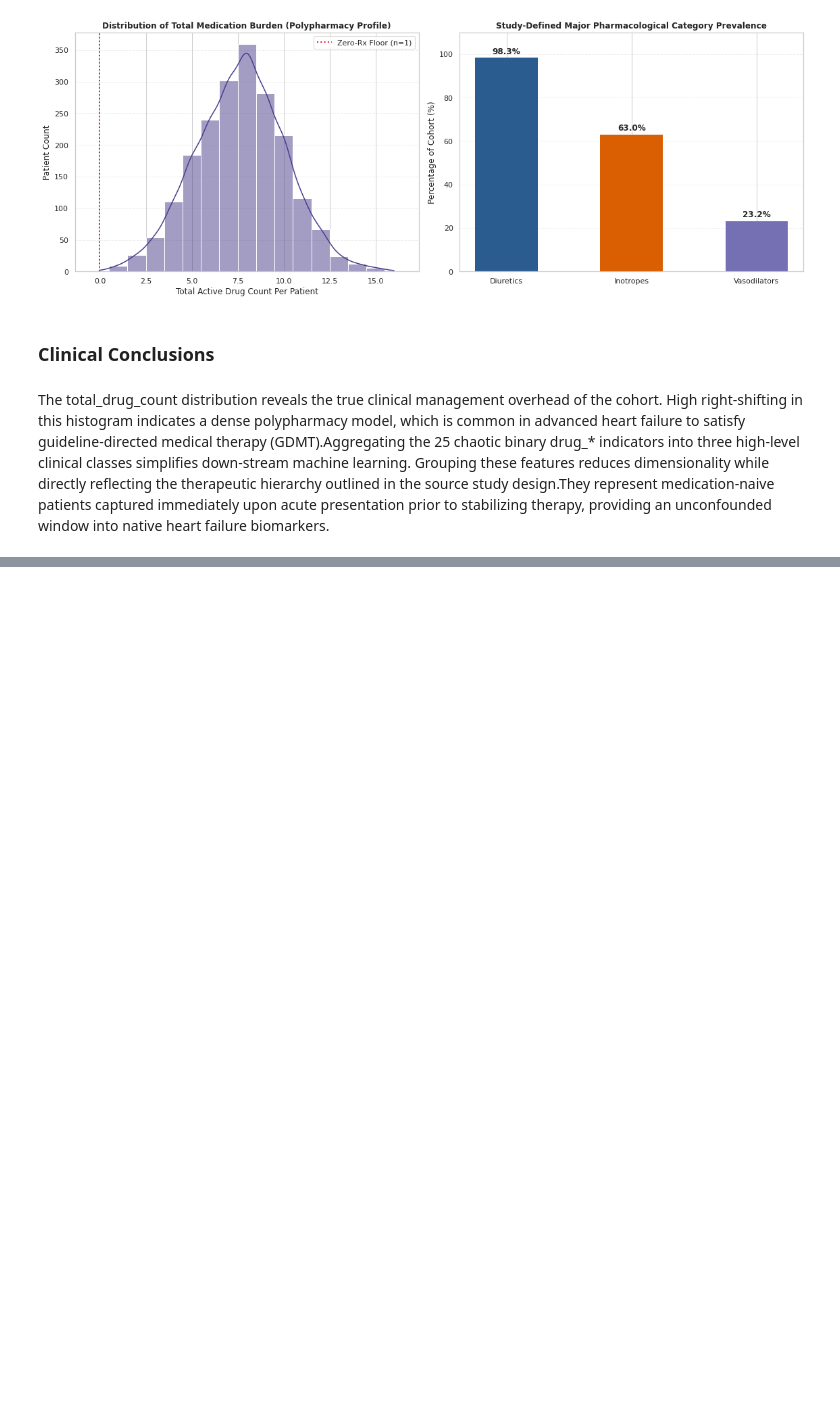
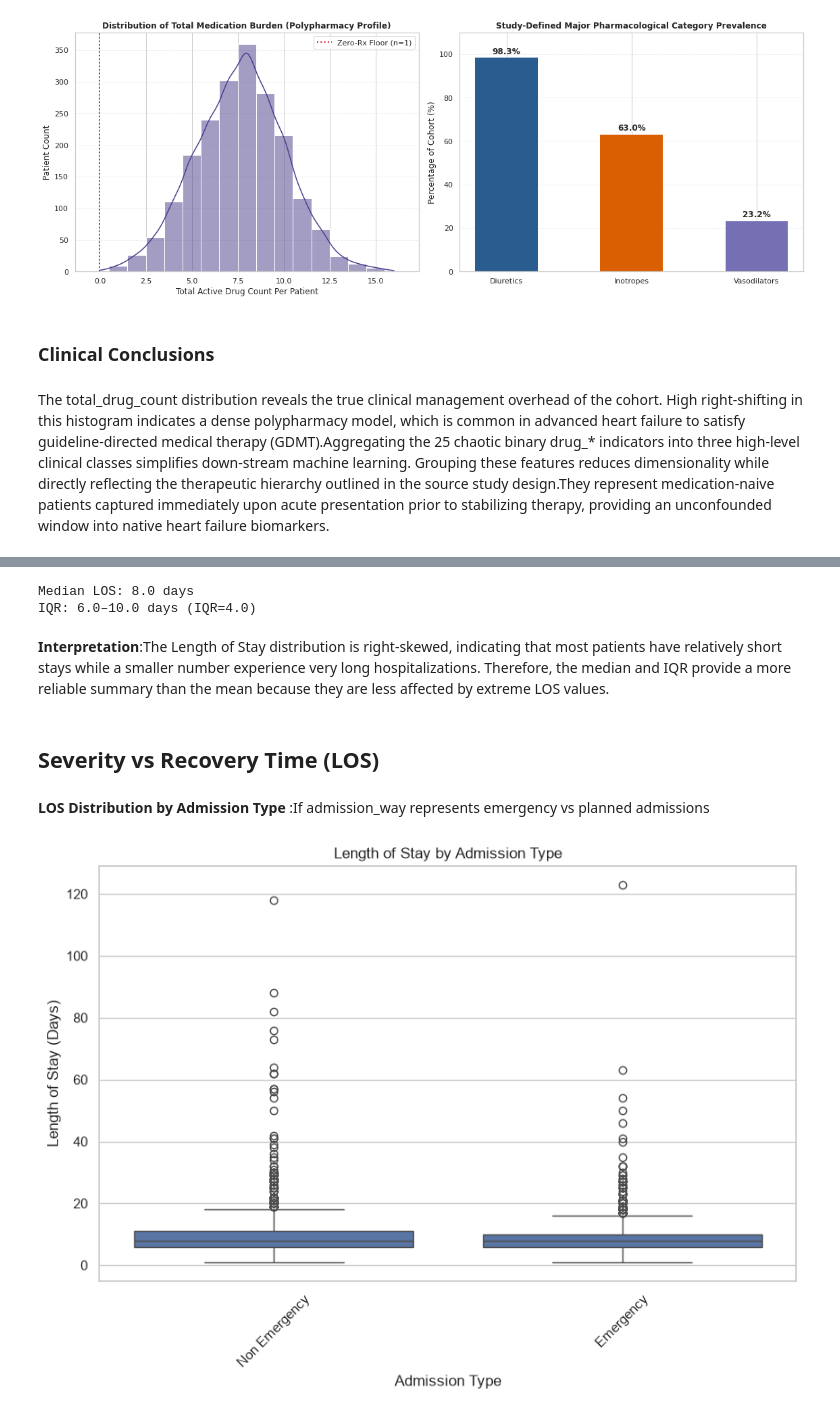
Before and after one commit to shraddhaparakh/Team11_PyInsights_Python-Hackathon-_SEP2026, a Jupyter notebook: Team11_PyInsights_2. Descriptive Analysis .ipynb, the cells around one changed output, grey strips where cells are left out. Cells and saved outputs as stored; diff of their text form; code cells hidden in the pictures; blank space fills up the shorter version.

```diff
--- a/Team11_PyInsights_2. Descriptive Analysis .ipynb
+++ b/Team11_PyInsights_2. Descriptive Analysis .ipynb
@@ -880,0 +880,36 @@ The total_drug_count distribution reveals the true clinical management overhead
+# %%
+los = pd.to_numeric(df["dischargeday"], errors="coerce").dropna()
+
+median_los = los.median()
+q1 = los.quantile(0.25)
+q3 = los.quantile(0.75)
+iqr = q3 - q1
+
+print(f"Median LOS: {median_los:.1f} days")
+print(f"IQR: {q1:.1f}–{q3:.1f} days (IQR={iqr:.1f})")
+# %% [output]
+Median LOS: 8.0 days
+IQR: 6.0–10.0 days (IQR=4.0)
+# %% [markdown]
+**Interpretation**:The Length of Stay distribution is right-skewed, indicating that most patients have relatively short stays while a smaller number experience very long hospitalizations. Therefore, the median and IQR provide a more reliable summary than the mean because they are less affected by extreme LOS values.
+# %% [markdown]
+## **Severity vs Recovery Time (LOS)**
+# %% [markdown]
+**LOS Distribution by Admission Type** :If admission_way represents emergency vs planned admissions
+# %%
+plt.figure(figsize=(10,6))
+
+sns.boxplot(
+data=df,
+x="admission_way",
+y="dischargeday"
+)
+
+plt.title("Length of Stay by Admission Type")
+plt.xlabel("Admission Type")
+plt.ylabel("Length of Stay (Days)")
+plt.xticks(rotation=45)
+
+plt.show()
+# %% [output]
+[figure, added]
```
Also changed, not shown: parts of 41 cells of this notebook.
